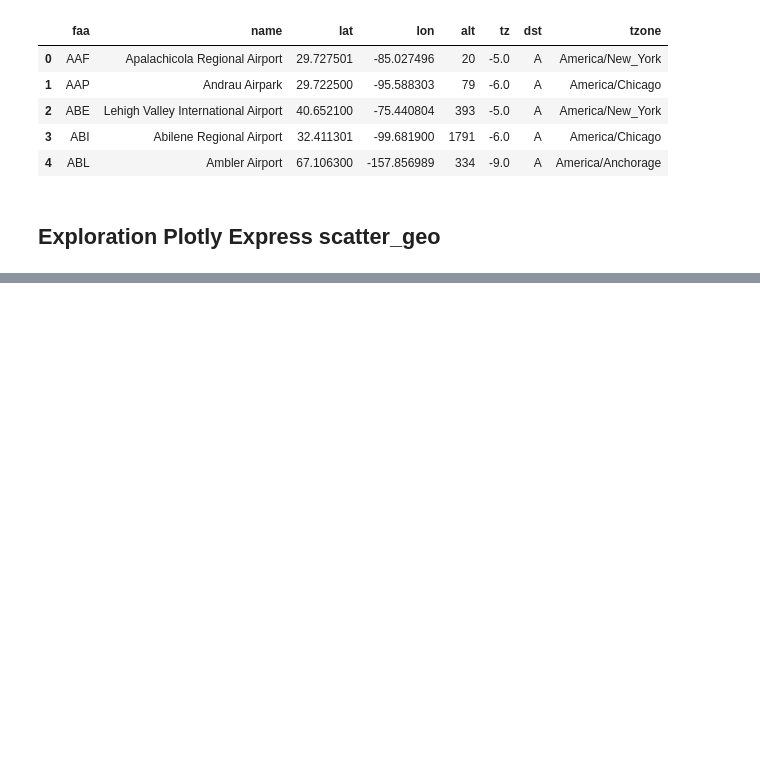
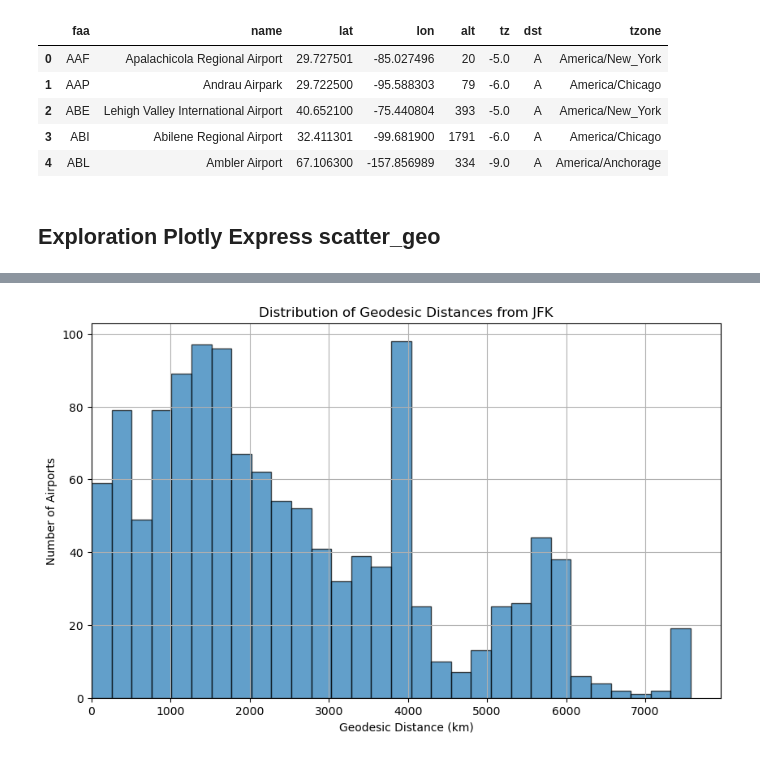
Before and after one commit to Simonwdb/DataEngineering, a Jupyter notebook: start.ipynb, the cells around one changed output, grey strips where cells are left out. Cells and saved outputs as stored; diff of their text form; code cells hidden in the pictures; blank space fills up the shorter version.

```diff
--- a/start.ipynb
+++ b/start.ipynb
@@ -47,0 +56,34 @@ JFK Position: lat = 40.63980103, lon = -73.77890015
+# %%
+
+R = 6371
+
+# Convert latitude and longitude values from degrees to radians
+lat_rad = np.radians(df['lat'])
+lon_rad = np.radians(df['lon'])
+jfk_lat_rad = np.radians(jfk_lat_deg)
+jfk_lon_rad = np.radians(jfk_lon_deg)
+
+# Compute differences in radians
+dphi = lat_rad - jfk_lat_rad        # Δφ
+dlambda = lon_rad - jfk_lon_rad     # Δλ
+phi_m = (lat_rad + jfk_lat_rad) / 2   # Midpoint latitude
+
+# Apply the geodesic distance formula:
+term1 = 2 * np.sin(dphi / 2) * np.cos(dlambda / 2)
+term2 = 2 * np.cos(phi_m) * np.sin(dlambda / 2)
+df['geodesic_distance_km'] = R * np.sqrt(term1**2 + term2**2)
+
+# Filter out any unrealistic values
+df_geo = df[df['geodesic_distance_km'] <= 20000].copy()
+
+# Plot histogram for the geodesic distances
+plt.figure(figsize=(10, 6))
+plt.hist(df_geo['geodesic_distance_km'], bins=30, edgecolor='black', alpha=0.7)
+plt.xlabel('Geodesic Distance (km)')
+plt.ylabel('Number of Airports')
+plt.title('Distribution of Geodesic Distances from JFK')
+plt.grid(True)
+plt.xlim(left=0)
+plt.show()
+# %% [output]
+[figure, added]
```
Also changed, not shown: parts of 8 cells of this notebook, 1 other file.
